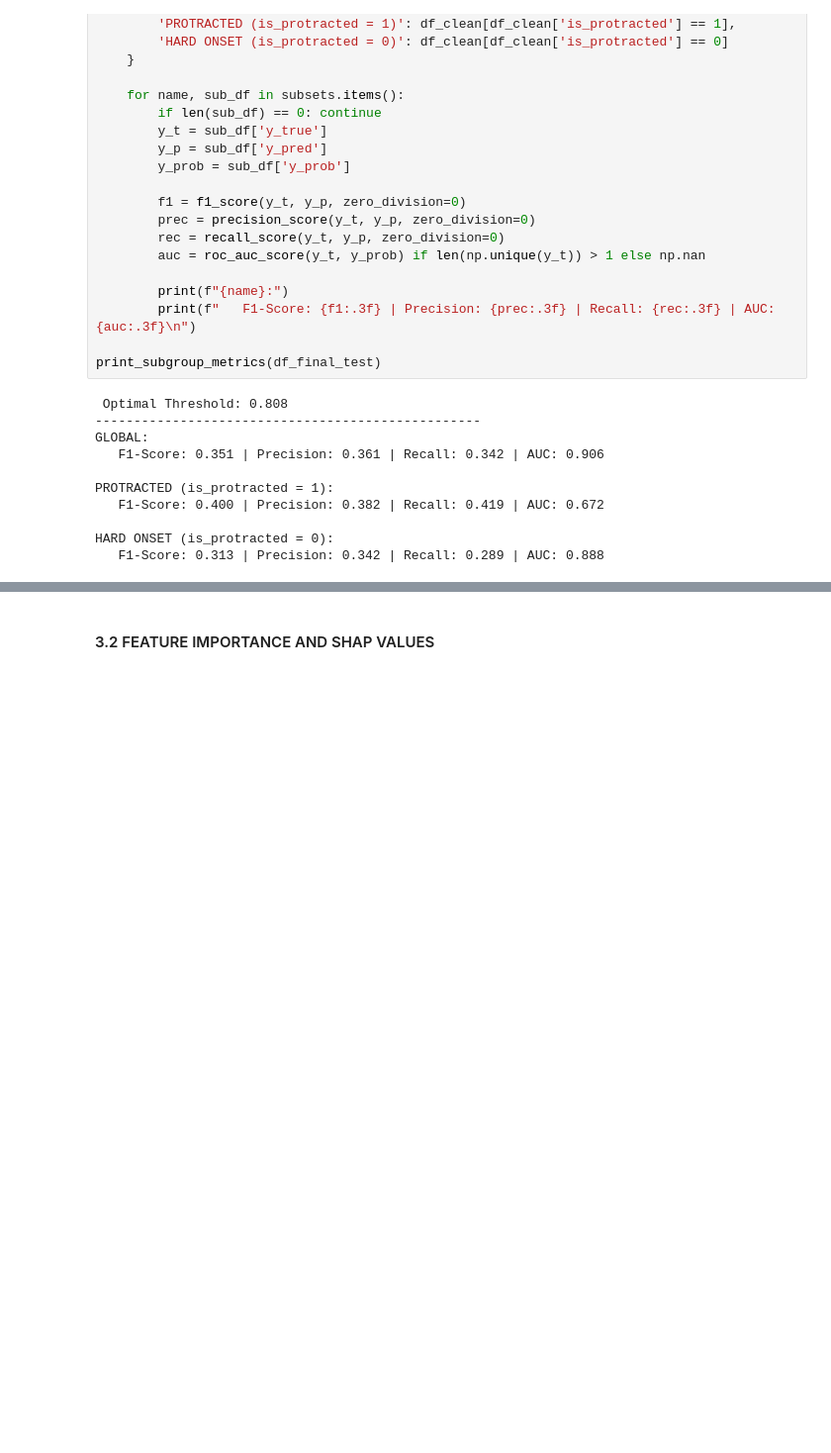
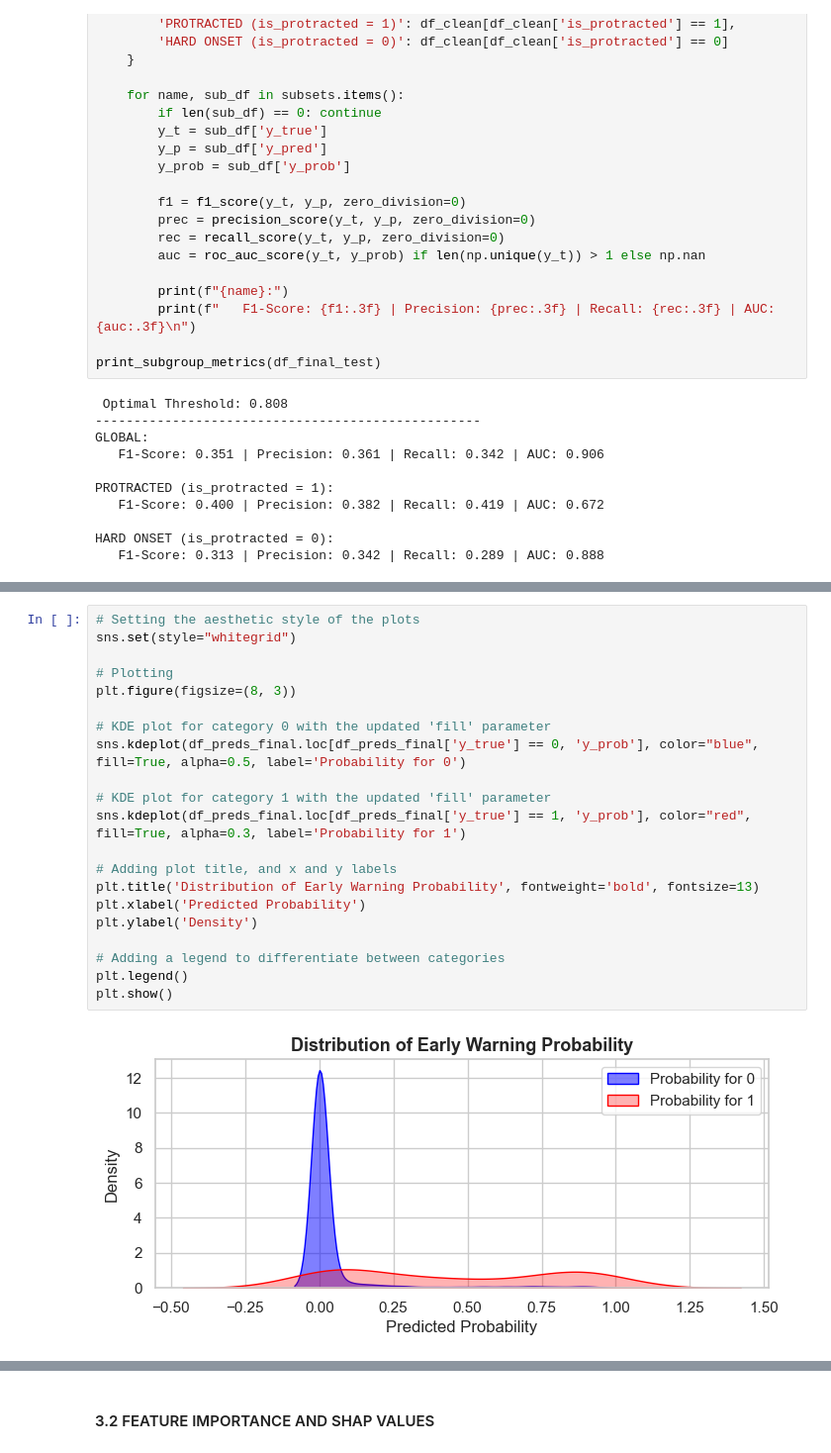
Before and after one commit to gallagelpi/Master_thesis, a Jupyter notebook: pipeline/results.ipynb, the cells around one changed output, grey strips where cells are left out. Shown at 99% size. Cells and saved outputs as stored; diff of their text form; blank space fills up the shorter version.

```diff
--- a/pipeline/results.ipynb
+++ b/pipeline/results.ipynb
@@ -623,0 +723,23 @@ HARD ONSET (is_protracted = 0):
+# %%
+# Setting the aesthetic style of the plots
+sns.set(style="whitegrid")
+
+# Plotting
+plt.figure(figsize=(8, 3))
+
+# KDE plot for category 0 with the updated 'fill' parameter
+sns.kdeplot(df_preds_final.loc[df_preds_final['y_true'] == 0, 'y_prob'], color="blue", fill=True, alpha=0.5, label='Probability for 0')
+
+# KDE plot for category 1 with the updated 'fill' parameter
+sns.kdeplot(df_preds_final.loc[df_preds_final['y_true'] == 1, 'y_prob'], color="red", fill=True, alpha=0.3, label='Probability for 1')
+
+# Adding plot title, and x and y labels
+plt.title('Distribution of Early Warning Probability', fontweight='bold', fontsize=13)
+plt.xlabel('Predicted Probability')
+plt.ylabel('Density')
+
+# Adding a legend to differentiate between categories
+plt.legend()
+plt.show()
+# %% [output]
+[figure, added]
```
Also changed, not shown: parts of 15 cells of this notebook.
